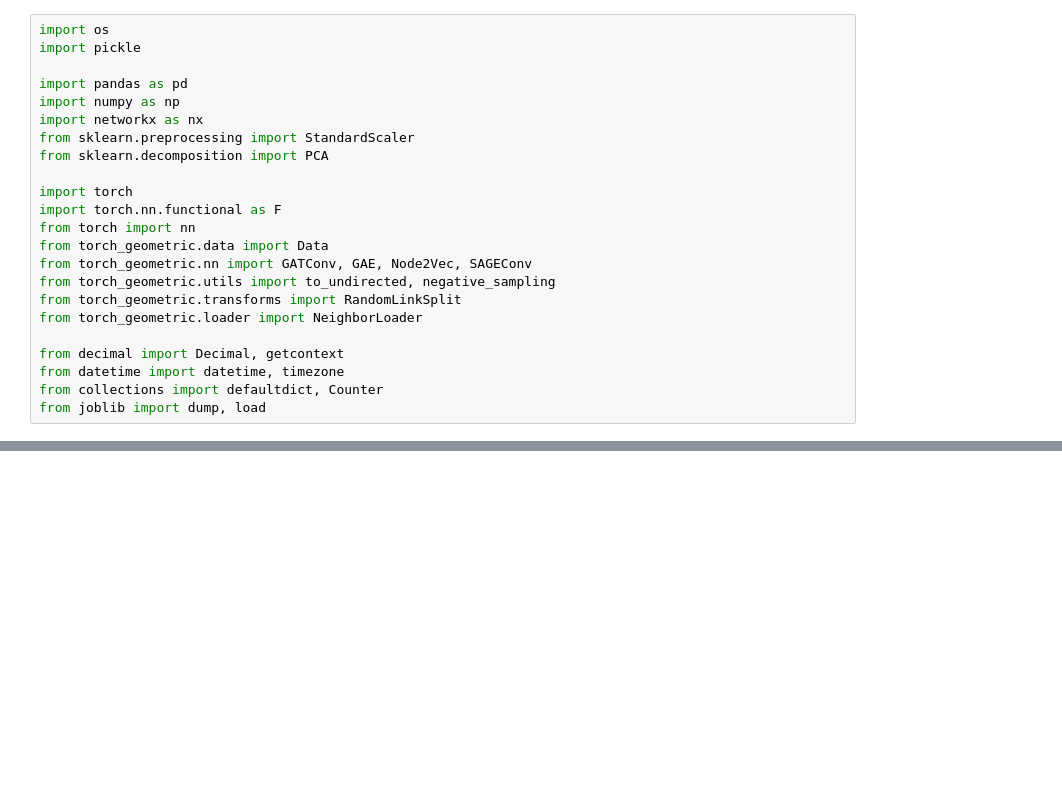
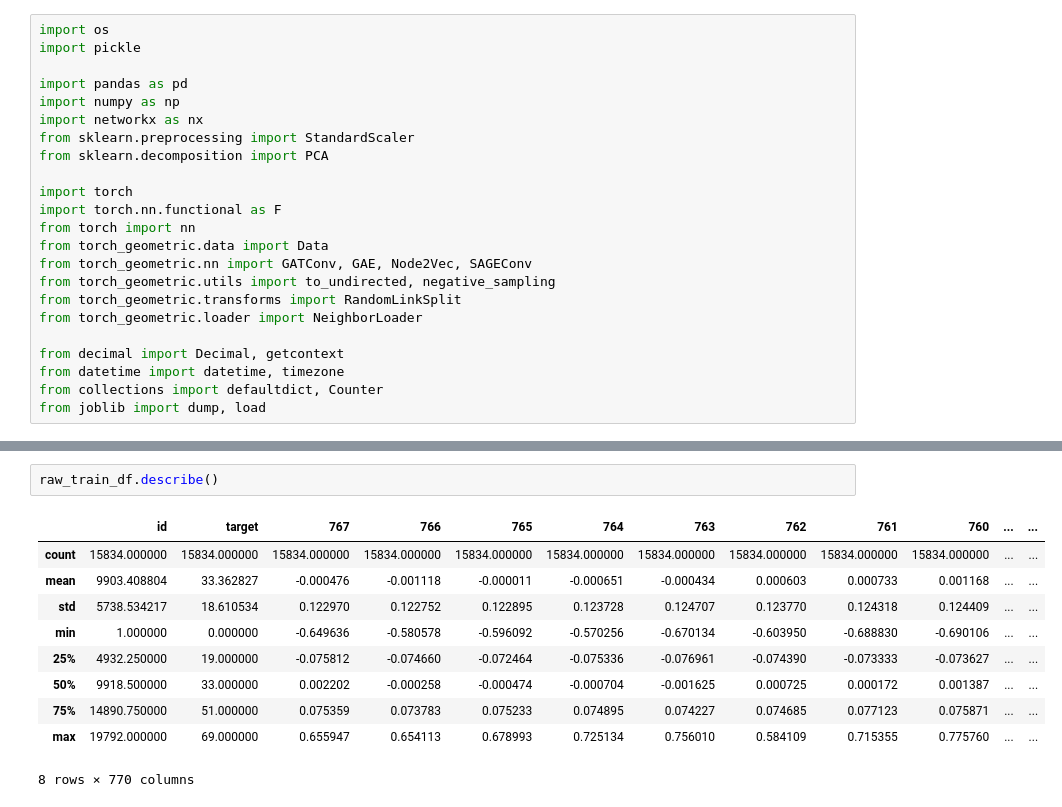
Before and after one commit to kim-bo-saeng/personal_project, a Jupyter notebook: GNN/GNN_test/GNN_nodeclassification.ipynb, the cells around one changed output, grey strips where cells are left out. Cells and saved outputs as stored; diff of their text form; blank space fills up the shorter version.

```diff
--- a/GNN/GNN_test/GNN_nodeclassification.ipynb
+++ b/GNN/GNN_test/GNN_nodeclassification.ipynb
@@ -85,0 +62,13 @@ array([    0,     1,     2, ..., 19790, 19791, 19792], dtype=int64)
+# %%
+raw_train_df.describe()
+# %% [output]
+|  | id | target | 767 | 766 | 765 | 764 | 763 | 762 | 761 | 760 | ... | ... |
+| count | 15834.000000 | 15834.000000 | 15834.000000 | 15834.000000 | 15834.000000 | 15834.000000 | 15834.000000 | 15834.000000 | 15834.000000 | 15834.000000 | ... | ... |
+| mean | 9903.408804 | 33.362827 | -0.000476 | -0.001118 | -0.000011 | -0.000651 | -0.000434 | 0.000603 | 0.000733 | 0.001168 | ... | ... |
+| std | 5738.534217 | 18.610534 | 0.122970 | 0.122752 | 0.122895 | 0.123728 | 0.124707 | 0.123770 | 0.124318 | 0.124409 | ... | ... |
+| min | 1.000000 | 0.000000 | -0.649636 | -0.580578 | -0.596092 | -0.570256 | -0.670134 | -0.603950 | -0.688830 | -0.690106 | ... | ... |
+| 25% | 4932.250000 | 19.000000 | -0.075812 | -0.074660 | -0.072464 | -0.075336 | -0.076961 | -0.074390 | -0.073333 | -0.073627 | ... | ... |
+| 50% | 9918.500000 | 33.000000 | 0.002202 | -0.000258 | -0.000474 | -0.000704 | -0.001625 | 0.000725 | 0.000172 | 0.001387 | ... | ... |
+| 75% | 14890.750000 | 51.000000 | 0.075359 | 0.073783 | 0.075233 | 0.074895 | 0.074227 | 0.074685 | 0.077123 | 0.075871 | ... | ... |
+| max | 19792.000000 | 69.000000 | 0.655947 | 0.654113 | 0.678993 | 0.725134 | 0.756010 | 0.584109 | 0.715355 | 0.775760 | ... | ... |
+8 rows × 770 columns
```
Also changed, not shown: parts of 20 cells of this notebook.
